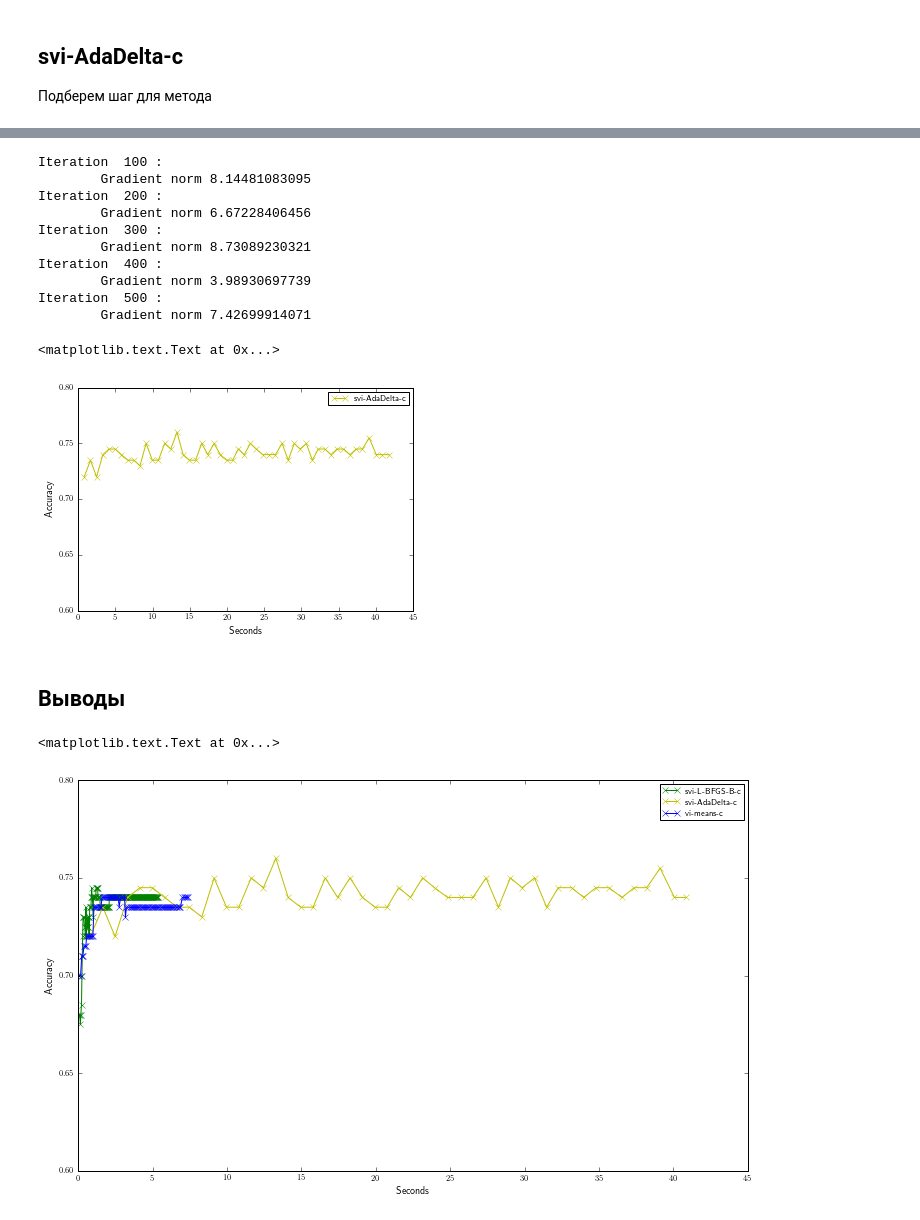
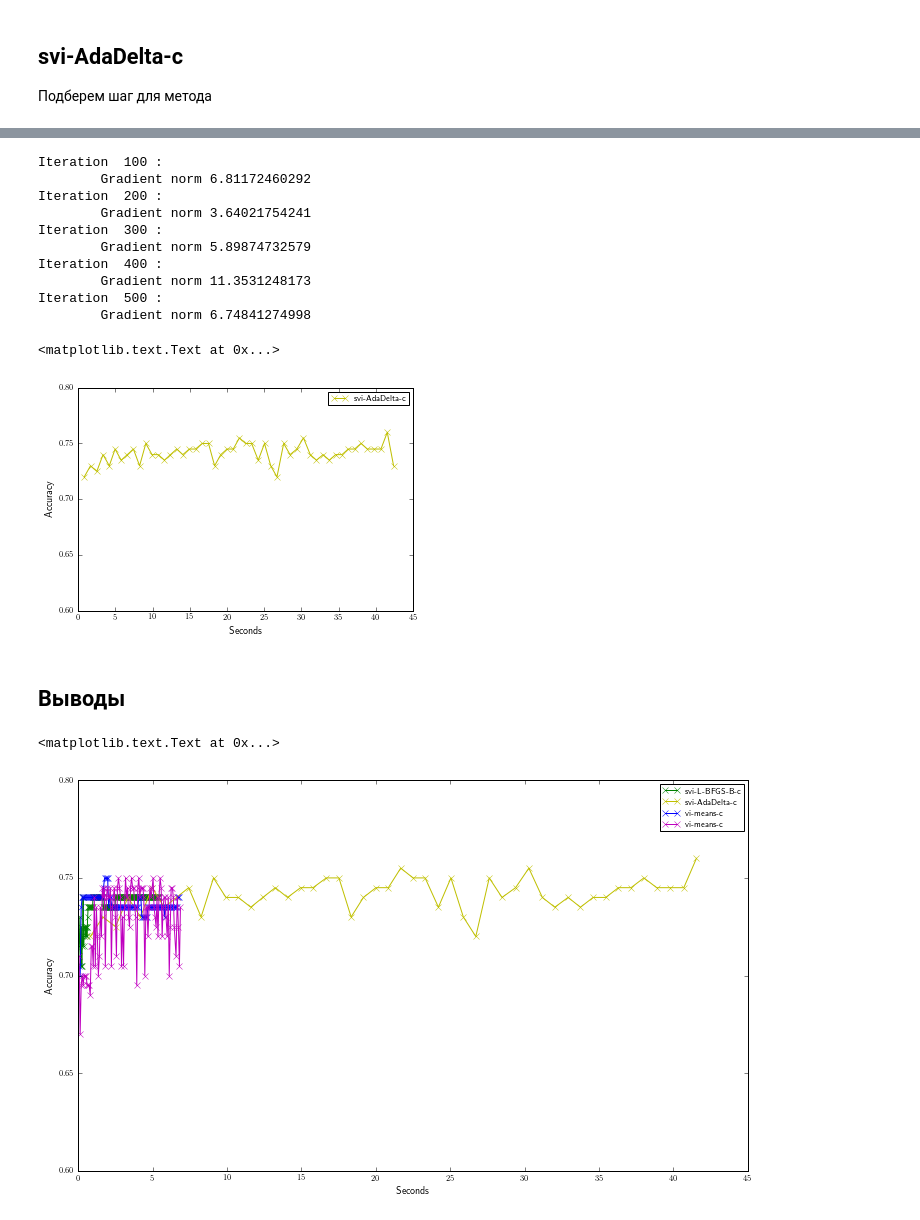
Before and after one commit to afcarl/CourseProject, a Jupyter notebook: Code/Experiments/vi_svi_classification/german.ipynb, the cells around one changed output, grey strips where cells are left out. Cells and saved outputs as stored; diff of their text form; code cells hidden in the pictures.

```diff
--- a/Code/Experiments/vi_svi_classification/german.ipynb
+++ b/Code/Experiments/vi_svi_classification/german.ipynb
@@ -64,7 +64,7 @@ with open('../plots/vi_vs_svi_class/'+ data_name +'_title.txt', 'w') as f:
     title = data_name + ' dataset, ' + 'n = ' + str(num) + ', d = ' + str(dim) + ', m = ' + str(ind_num)
     f.write(title)
 # %%
-cov_params = np.array([1., .5, 0.01])
+cov_params = np.array([1., .5, 1e-1])#np.array([1., .5, 0.01])
 # %% [markdown]
 ## svi-L-BFGS-B-c method
 # %%
@@ -142,0 +173,14 @@ plt.ylabel('Accuracy')
+# %%
+model_covariance_obj = SquaredExponential(np.copy(cov_params))
+vi_gp = GPC(model_covariance_obj, method='vi')
+opts = {'bound': 'Taylor', 'maxfun':5, 'mydisp': False, 'num_updates':3}
+vi_res = vi_gp.fit(x_tr, y_tr, inputs=inputs, optimizer_options=opts, max_out_iter=100)
+# %%
+metric = lambda w: vi_gp.get_prediction_quality(w, x_test, y_test)
+vi_t_x_lst, vi_t_y_lst = vi_res.plot_performance(metric, 't', freq=1)
+plt.plot(vi_t_x_lst[1:], vi_t_y_lst[1:], '-mx', label='vi-means-c')
+# plt.plot(svi_x_lst[1:100], svi_y_lst[1:100], '-gx', label='svi-L-BFGS-B-c')
+plt.ylim([0.6, .8])
+plt.legend()
+plt.xlabel('Seconds')
+plt.ylabel('Accuracy')
@@ -174,15 +221,15 @@ opts = {'mode': 'adadelta', 'maxiter': 500, 'verbose': True, 'batch_size': 50,
 batch_res = ad_gp.fit(x_tr, y_tr, inputs=inputs, optimizer_options=opts)
 # %% [output]
 Iteration  100 :
-        Gradient norm 8.14481083095
+        Gradient norm 6.81172460292
 Iteration  200 :
-        Gradient norm 6.67228406456
+        Gradient norm 3.64021754241
 Iteration  300 :
-        Gradient norm 8.73089230321
+        Gradient norm 5.89874732579
 Iteration  400 :
-        Gradient norm 3.98930697739
+        Gradient norm 11.3531248173
 Iteration  500 :
-        Gradient norm 7.42699914071
+        Gradient norm 6.74841274998
 # %%
 metric = lambda w: ad_gp.get_prediction_quality(w, x_test, y_test)
 svi_ad_x_lst, svi_ad_y_lst = batch_res.plot_performance(metric, 't', freq=10)
@@ -193,21 +240,22 @@ plt.xlabel('Seconds')
 plt.ylabel('Accuracy')
 # %% [output]
 <matplotlib.text.Text at 0x...>
-[figure, old version]
+[figure, new version]
 # %% [markdown]
 ## Выводы
 # %%
 plt.figure(figsize=(12, 7))
 plt.plot(svi_x_lst[1:], svi_y_lst[1:], '-gx', label='svi-L-BFGS-B-c')
 plt.plot(svi_ad_x_lst[1:50], svi_ad_y_lst[1:50], '-yx', label='svi-AdaDelta-c')
 plt.plot(vi_x_lst[1:100], vi_y_lst[1:100], '-bx', label='vi-means-c')
+plt.plot(vi_t_x_lst[1:], vi_t_y_lst[1:], '-mx', label='vi-means-c')
 plt.ylim([0.6, 0.8])
 plt.legend()
 plt.xlabel('Seconds')
 plt.ylabel('Accuracy')
 # %% [output]
 <matplotlib.text.Text at 0x...>
-[figure, old version]
+[figure, new version]
 # %%
 plt.figure(figsize=(12, 7))
 plt.plot(svi_x_lst[1:], svi_y_lst[1:], '-gx', label='svi-L-BFGS-B-c')
```
Also changed, not shown: parts of 11 cells of this notebook, 6 other files.
